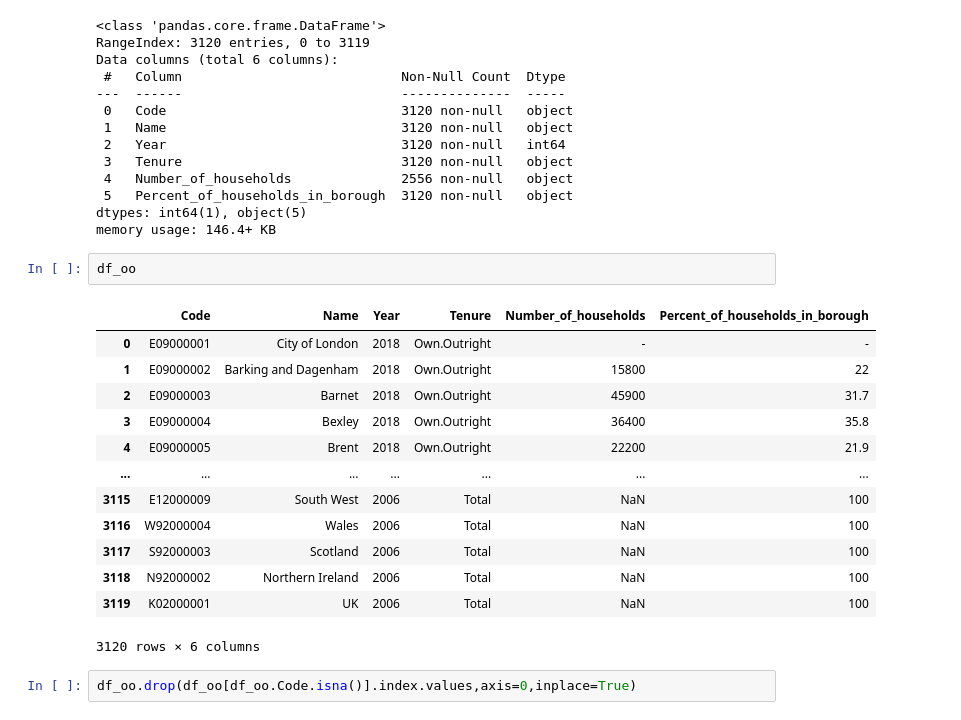
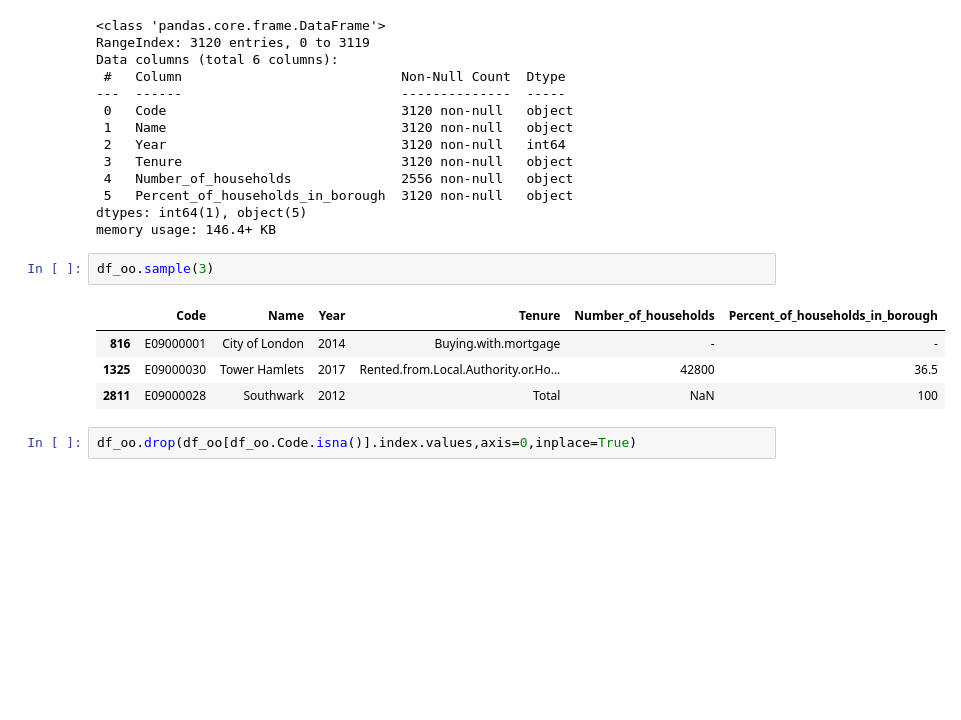
Before and after one commit to Jiawei997/i2p, a Jupyter notebook: Airbnb-listing.ipynb, the cells around one changed output. Saved outputs shown, nothing was run; the diff lists cells and outputs as text; blank space fills up the shorter version.

```diff
--- a/Airbnb-listing.ipynb
+++ b/Airbnb-listing.ipynb
@@ -721,21 +798,12 @@ Data columns (total 6 columns):
 dtypes: int64(1), object(5)
 memory usage: 146.4+ KB
 # %%
-df_oo
+df_oo.sample(3)
 # %% [output]
 |  | Code | Name | Year | Tenure | Number_of_households | Percent_of_households_in_borough |
-| 0 | E09000001 | City of London | 2018 | Own.Outright | - | - |
-| 1 | E09000002 | Barking and Dagenham | 2018 | Own.Outright | 15800 | 22 |
-| 2 | E09000003 | Barnet | 2018 | Own.Outright | 45900 | 31.7 |
-| 3 | E09000004 | Bexley | 2018 | Own.Outright | 36400 | 35.8 |
-| 4 | E09000005 | Brent | 2018 | Own.Outright | 22200 | 21.9 |
-| ... | ... | ... | ... | ... | ... | ... |
-| 3115 | E12000009 | South West | 2006 | Total | NaN | 100 |
-| 3116 | W92000004 | Wales | 2006 | Total | NaN | 100 |
-| 3117 | S92000003 | Scotland | 2006 | Total | NaN | 100 |
-| 3118 | N92000002 | Northern Ireland | 2006 | Total | NaN | 100 |
-| 3119 | K02000001 | UK | 2006 | Total | NaN | 100 |
+| 816 | E09000001 | City of London | 2014 | Buying.with.mortgage | - | - |
+| 1325 | E09000030 | Tower Hamlets | 2017 | Rented.from.Local.Authority.or.Ho... | 42800 | 36.5 |
+| 2811 | E09000028 | Southwark | 2012 | Total | NaN | 100 |
-3120 rows × 6 columns
 # %%
 df_oo.drop(df_oo[df_oo.Code.isna()].index.values,axis=0,inplace=True)
 # %%
```
Also changed, not shown: parts of 61 cells of this notebook.
